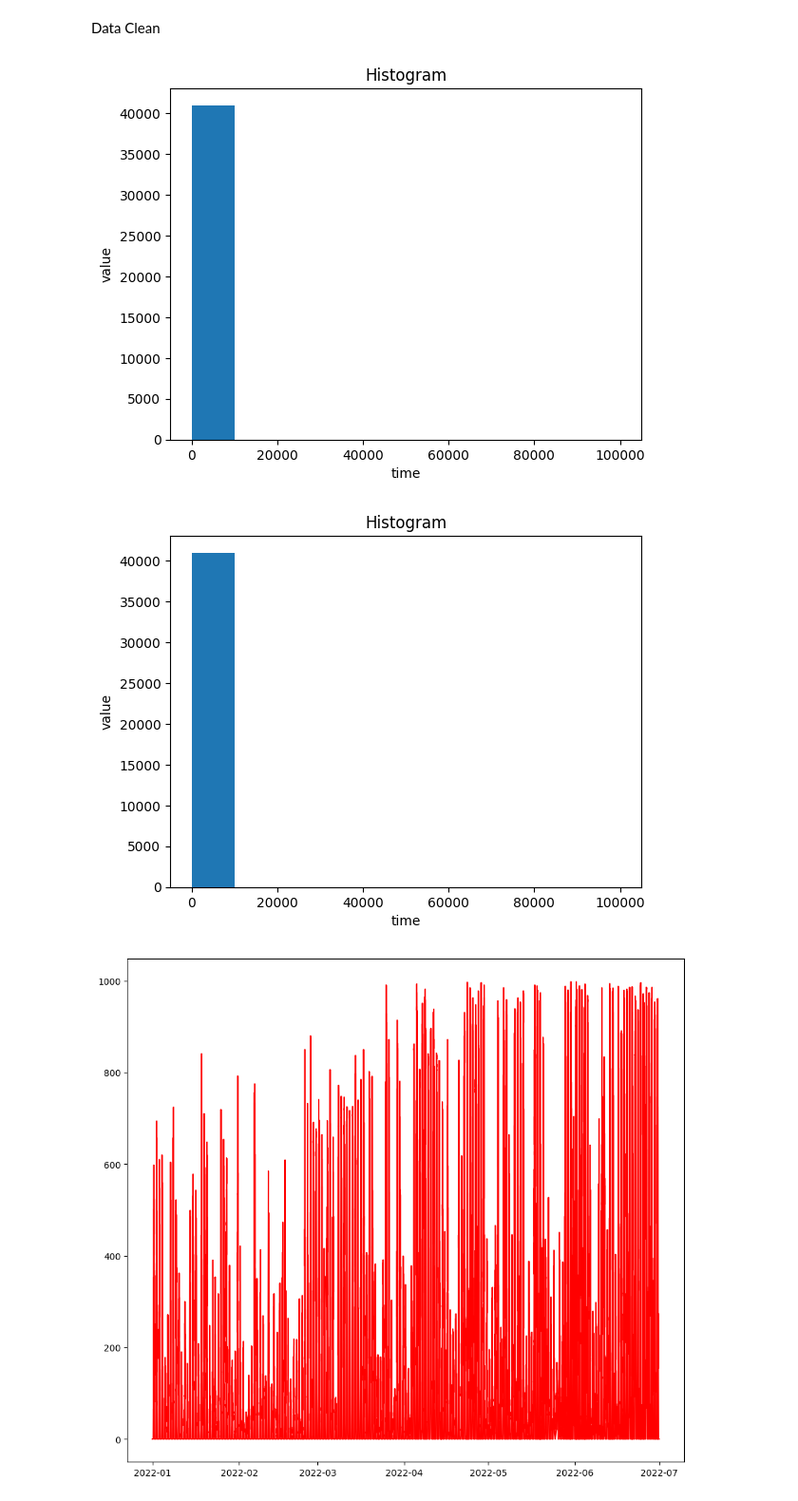
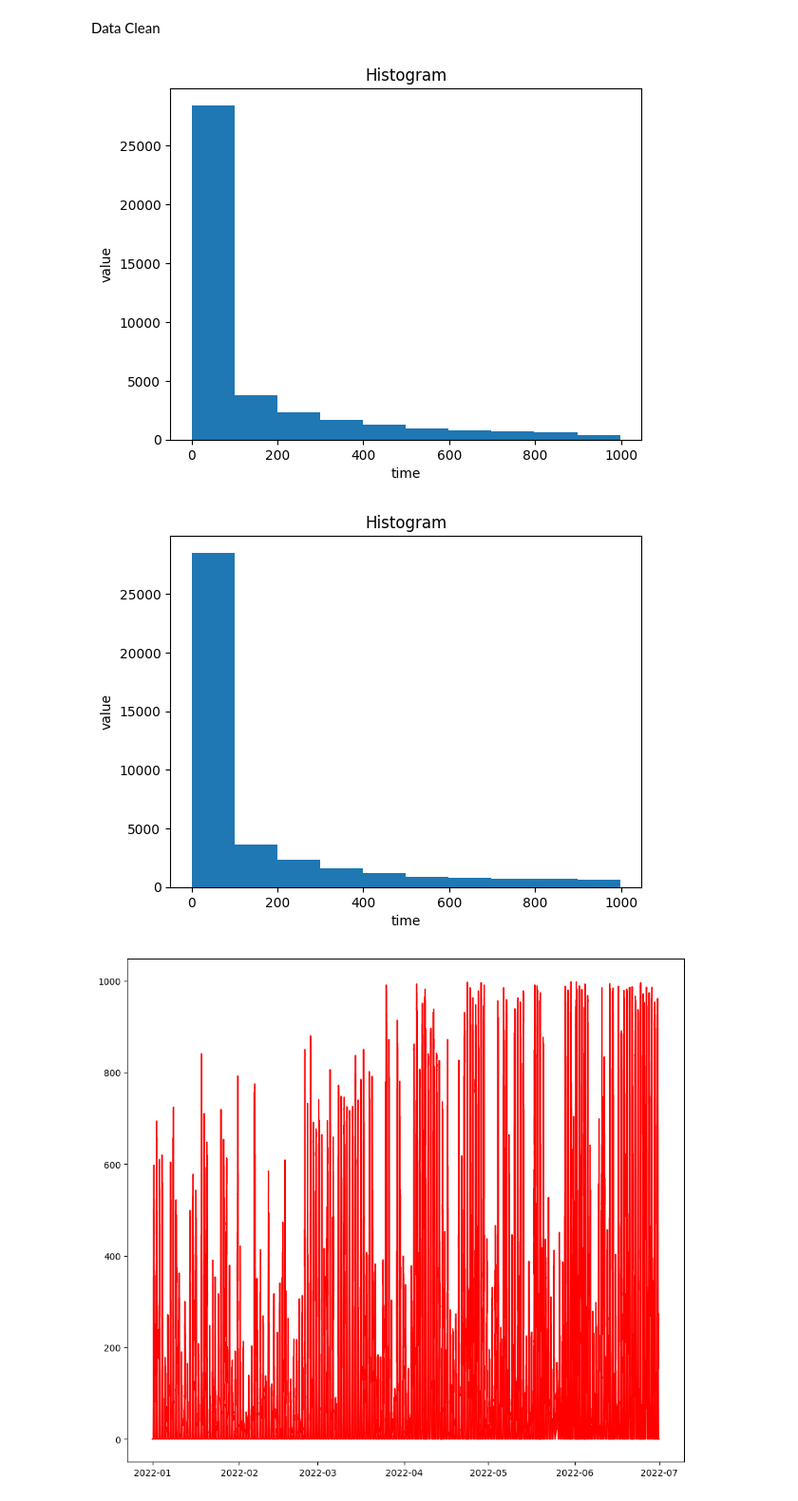
Before and after one commit to Heyhye787/Heyhye787, a Jupyter notebook: EDA.ipynb, the cells around one changed output. Shown at 95% size. Drawn from its saved outputs; the diff is of its cells as text; code cells hidden in the pictures.

```diff
--- a/EDA.ipynb
+++ b/EDA.ipynb
@@ -204,23 +204,23 @@ Data Clean
 # %%
 dc = pd.read_csv('./EDADC.csv')
 # %%
-plt.hist(df['irra_a'])
+plt.hist(dc['irra_a'])
 plt.title("Histogram")
 plt.ylabel("value")
 
 plt.xlabel("time")
 plt.show()
 # %% [output]
-[figure, old version]
+[figure, new version]
 # %%
-plt.hist(df['irra_b'])
+plt.hist(dc['irra_b'])
 plt.title("Histogram")
 plt.ylabel("value")
 
 plt.xlabel("time")
 plt.show()
 # %% [output]
-[figure, old version]
+[figure, new version]
 # %%
 date = dc['stime']
 sunA = dc['irra_a']
```
Also changed, not shown: parts of 1 cell of this notebook, 1 other file.
